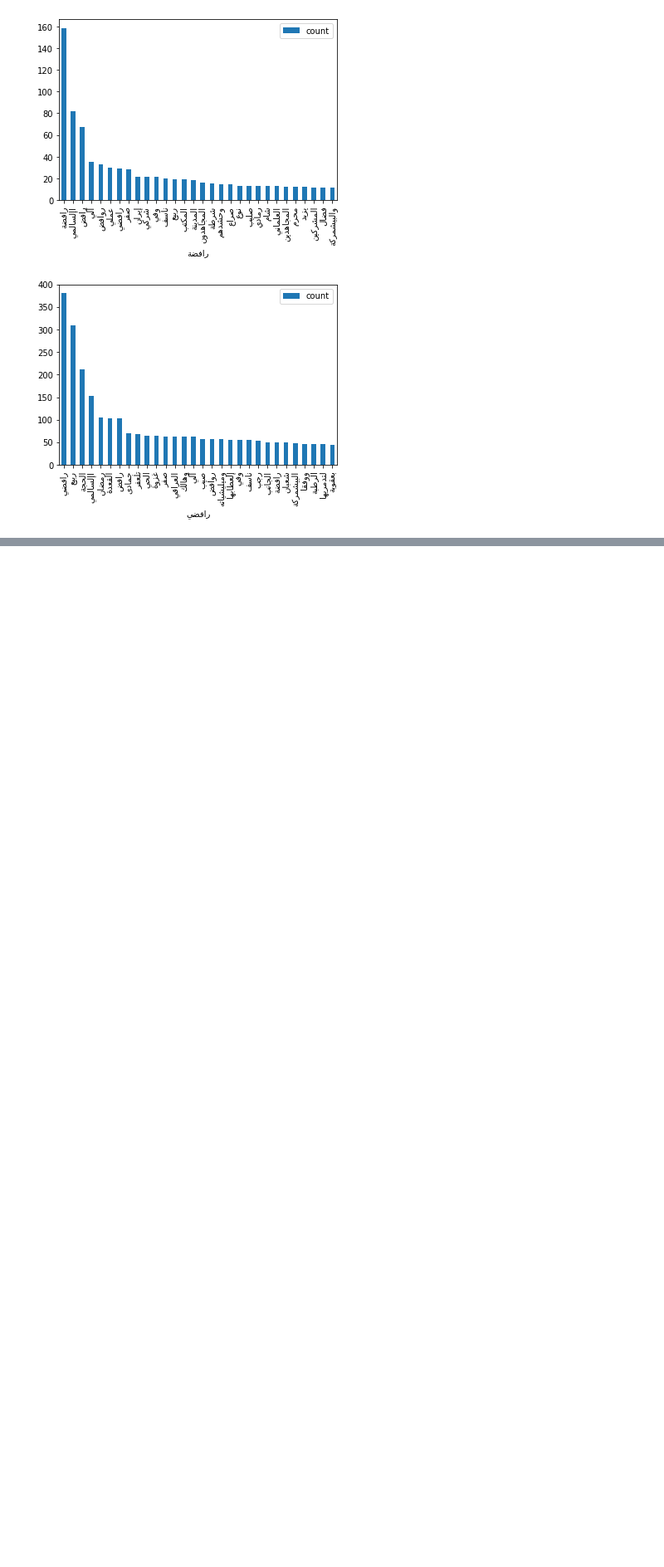
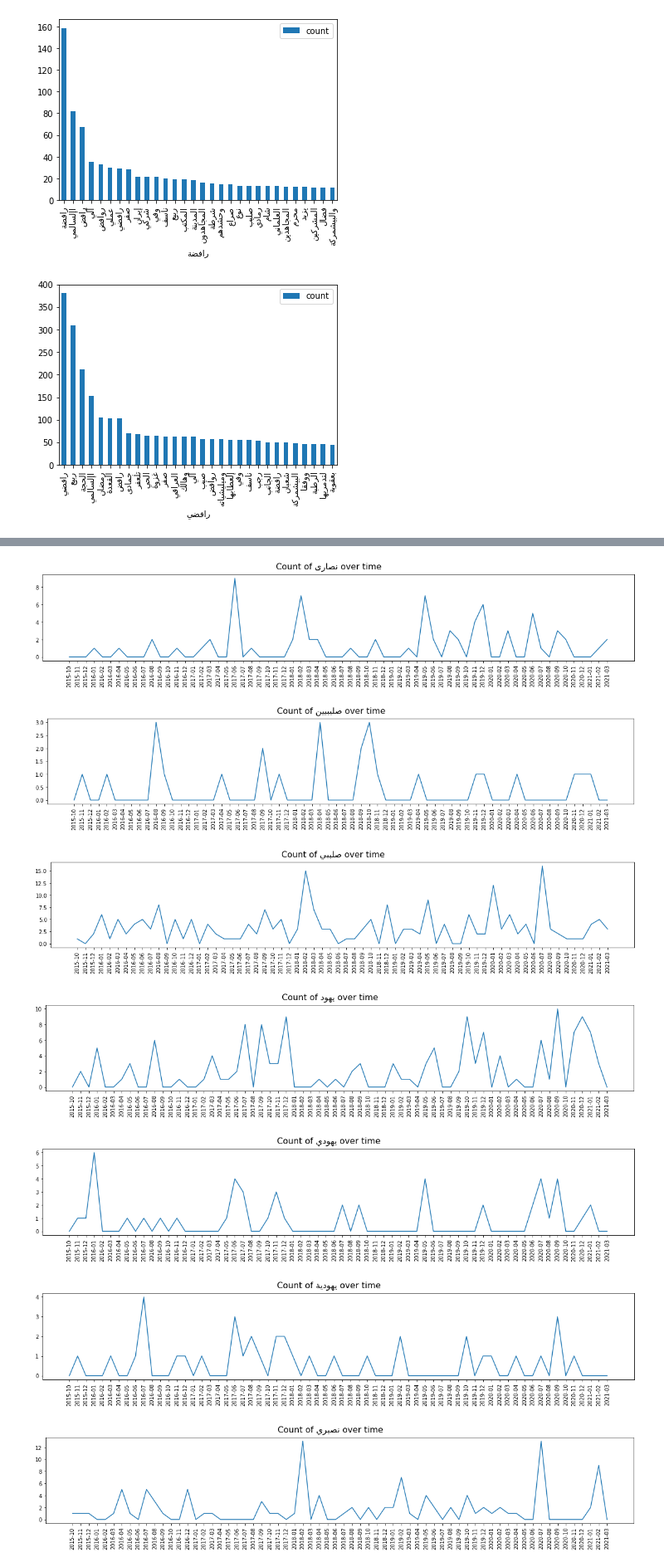
Before and after one commit to piperpainter/nlp_arabic, a Jupyter notebook: first_full_run.ipynb, the cells around one changed output, grey strips where cells are left out. Shown at 83% size. Saved outputs shown, nothing was run; the diff lists cells and outputs as text; code cells hidden in the pictures; blank space fills up the shorter version.

Commit message:
added count of outgroups over time

```diff
--- a/first_full_run.ipynb
+++ b/first_full_run.ipynb
@@ -465,0 +488,4 @@ for key in result_dict.keys():
+# %%
+# get a list of all the filenames from 'data_df' IN ORDER to concatenate the cleaned tokens
+ordered_filenames = list(dict.fromkeys(load_dat['data_df']['file']))
+len(ordered_filenames)
@@ -465,0 +505,20 @@ for key in result_dict.keys():
+# %%
+# Sort and merge issue tokens by month
+months = range(1, 13)
+years = range(2015, 2022)
+dict_of_tokens_by_months = {}
+
+import itertools
+
+for year in years:
+    for month in months:
+        # get all issues for each month, drop all unwanted rows with duplicate 'data_words_nostops_full_comp_plus_most_occ' / 'date' (if one is a duplicate, the other is, too)
+        df_by_month_unique_date = load_dat['data_df'][(load_dat['data_df']['date'].dt.month == month) & (load_dat['data_df']['date'].dt.year == year)].copy().drop_duplicates(subset=['date'])
+        #print(df_by_month_unique_date)
+        if not df_by_month_unique_date.empty: # check if there are any issues in respective month
+            # prefix zero for month
+            if len(str(month)) == 1:
+                month = '0' + str(month)
+            # flatten all lists and merge them to one.
+            dict_of_tokens_by_months[str(year) + '-' + str(month)] = list(itertools.chain(*df_by_month_unique_date['data_words_nostops_full_comp_plus_most_occ'].tolist()))
+dict_of_tokens_by_months.keys()
@@ -465,0 +547,10 @@ for key in result_dict.keys():
+# %%
+# get the counts of each of the outgroups mentions per months
+outgroups_helper_dict = {}
+for df in count_dfs_lists:
+    current_outgroup = df.keys()[0] # df.keys()[0]: outgroup with min one mention in corpus
+    current_outgroup_count_dict = {}
+    for month in dict_of_tokens_by_months.keys():
+        current_outgroup_count_dict[month] = dict_of_tokens_by_months[month].count(current_outgroup)
+    outgroups_helper_dict[current_outgroup] = current_outgroup_count_dict
+outgroups_helper_dict.keys()
@@ -465,0 +567,17 @@ for key in result_dict.keys():
+# %%
+save_path_2 = r'./ethnic_group_visualization/count_over_time/'
+for outgroup in outgroups_helper_dict.keys():
+    plt.rcParams["figure.figsize"] = (20,3)
+    plt.suptitle('Count of ' + get_display(arabic_reshaper.reshape(outgroup)) + ' over time', fontsize=16)
+    plt.plot(outgroups_helper_dict[outgroup].keys(), outgroups_helper_dict[outgroup].values())
+    plt.xticks(rotation=90)
+    plt.savefig(save_path_2+arabic_reshaper.reshape(outgroup)+'_count_over_time.png')
+    plt.show()
+# %% [output]
+[figure, added]
+[figure, added]
+[figure, added]
+[figure, added]
+[figure, added]
+[figure, added]
+[figure, added]
```
Also changed, not shown: parts of 12 cells of this notebook, 13 other files.
